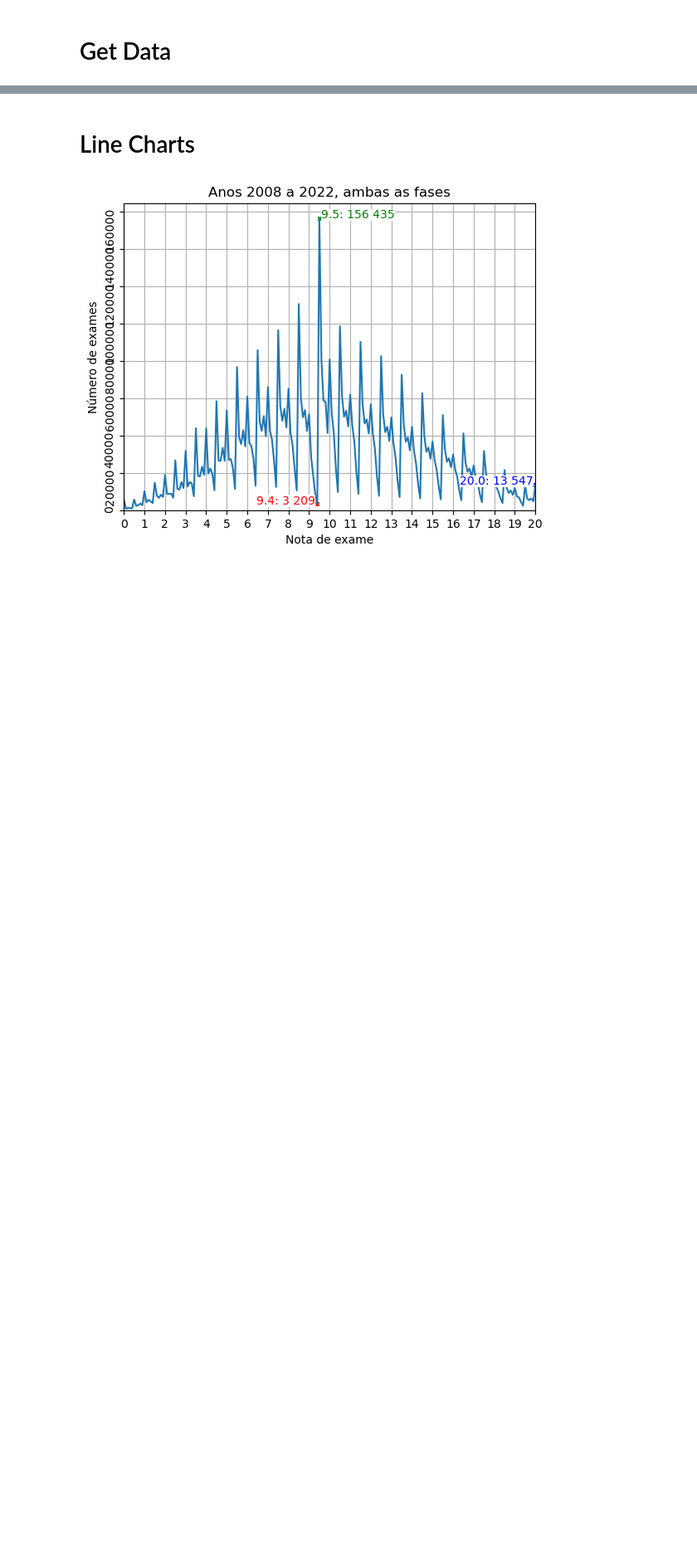
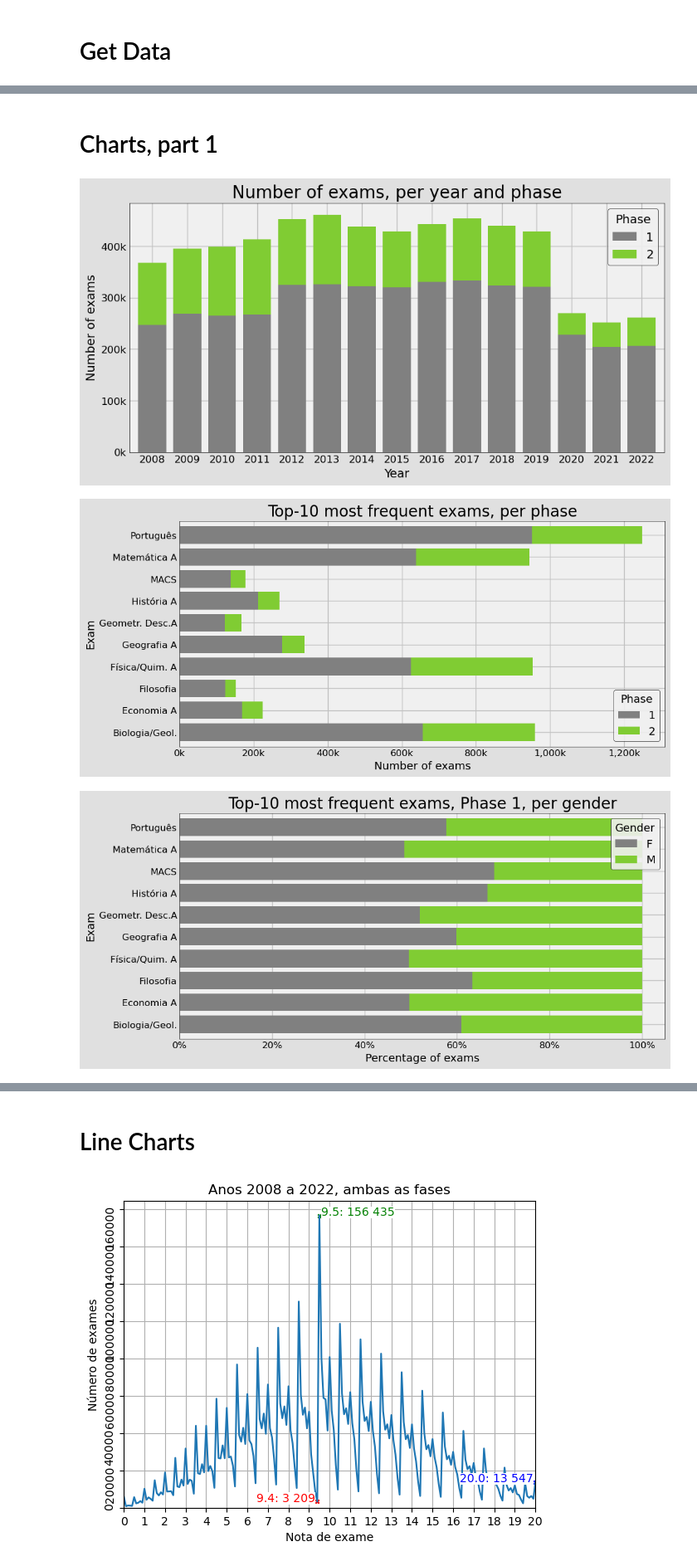
Before and after one commit to samueldatasci/ENES, a Jupyter notebook: code/analysis.ipynb, the cells around one changed output, grey strips where cells are left out. Shown at 83% size. Drawn from its saved outputs; the diff is of its cells as text; code cells hidden in the pictures; blank space fills up the shorter version.

```diff
--- a/code/analysis.ipynb
+++ b/code/analysis.ipynb
@@ -98,0 +22,50 @@ print(dfx.shape)
+# %%
+dfAll = get_dfAll_from_Parquet()
+dfAllFase1 = dfAll[dfAll["Fase"]=="1"]
+xList = list(dfAll.groupby('DescrExameAbrev').size().reset_index(name='count').sort_values('count', ascending=False).head(10)['DescrExameAbrev'])
+# %% [markdown]
+# Charts, part 1
+# %%
+# Final plots
+
+#1 Total exames, por ano e fase
+title = "Number of exams, per year and phase"
+chart(kind="bar", df=dfAll, xvar='ano', xlabel="Year", yvar=None, ylabel='Number of exams', zvar = "Fase", zlabel="Phase", title=title, stacked=True, yAxisScale=1/1000, yAxisScaleSymbol='k')
+
+
+
+#2 Top provas, fase 1+2
+title = "Top-10 most frequent exams, per phase"
+dfSubset = dfAll[dfAll['DescrExameAbrev'].isin(xList)]
+chart(kind="barh", df=dfSubset, xvar='DescrExameAbrev', xlabel='Number of exams', yvar=None, ylabel='Exam', zvar = "Fase", zlabel="Phase", title=title, stacked=True, xAxisScale=1/1000, xAxisScaleSymbol='k')
+
+#3 Top provas, fase 1, por sexo
+title = "Top-10 most frequent exams, Phase 1, per gender"
+dfSubset = dfAllFase1[dfAllFase1['DescrExameAbrev'].isin(xList)]
+chart(kind="barh", df=dfSubset, xvar='DescrExameAbrev', xlabel="Percentage of exams", yvar=None, ylabel='Exam', zvar = "Sexo", zlabel="Gender", title=title, stacked=True, normalize=True, xAxisScale=100, xAxisScaleSymbol='%')
+
+#4 Provas 1a fase, por região
+title = "Number of exams, Phase 1, per NUT II"
+chart(kind="barh", df=dfAllFase1, xvar='DescrNuts2', xlabel='Number of exams', yvar=None, ylabel='NUT II Region', zvar = "Fase", zlabel="Phase", title=title, xAxisScale=1/1000, xAxisScaleSymbol='k', legend=None)
+
+#5 Provas 1a fase, por região
+title = "Number of exams, Phase 1, Public vs Private"
+chart(kind="bar", df=dfAllFase1, xvar='ano', xlabel="Ano", yvar=None, ylabel='Percentage of exams', zvar = "PubPriv", zlabel="Pub/Priv", title=title, stacked=True, normalize=True, yAxisScale=100, yAxisScaleSymbol='%')
+
+#6 Resultados, 1a e 2a fase
+title = "Exam scores, Phase 1 and Phase 2"
+chart(kind="bar", df=dfAll, xvar='Class_Exam_Rounded', xlabel="Exam score", yvar=None, ylabel='Número de exames', zvar = "Fase", zlabel="Phase", title=title, stacked=True, yAxisScale=1/1000, yAxisScaleSymbol='k')
+
+#7 Resultados 1a fase, pub/priv
+title = "Exam scores, Phase 1, Public vs Private"
+chart(kind="bar", df=dfAllFase1, xvar='Class_Exam_Rounded', xlabel="Exam score", yvar=None, ylabel='Number of exams', zvar = "PubPriv", zlabel="Pub/Priv", title=title, yAxisScale=1/1000, yAxisScaleSymbol='k')
+chart(kind="bar", df=dfAllFase1, xvar='Class_Exam_Rounded', xlabel="Exam score", yvar=None, ylabel='Percentage of exams', zvar = "PubPriv", zlabel="Pub/Priv", title=title, yAxisScale=100, yAxisScaleSymbol='%', stacked=True, normalize=True)
+
+#8 Resultados 1a fase, por sexo
+title = "Exam scores, Phase 1, per Gender"
+chart(kind="bar", df=dfAllFase1, xvar='Class_Exam_Rounded', xlabel="Exam score", yvar=None, ylabel='Nuber of exams', zvar = "Sexo", zlabel="Gender", title=title, yAxisScale=1/1000, yAxisScaleSymbol='k')
+chart(kind="bar", df=dfAllFase1, xvar='Class_Exam_Rounded', xlabel="Exam score", yvar=None, ylabel='Percentage of exams', zvar = "Sexo", zlabel="Gender", title=title, yAxisScale=100, yAxisScaleSymbol='%', stacked=True, normalize=True)
+# %% [output]
+[figure, added]
+[figure, added]
+[figure, added]
```
Also changed, not shown: parts of 25 cells of this notebook, 38 other files.
